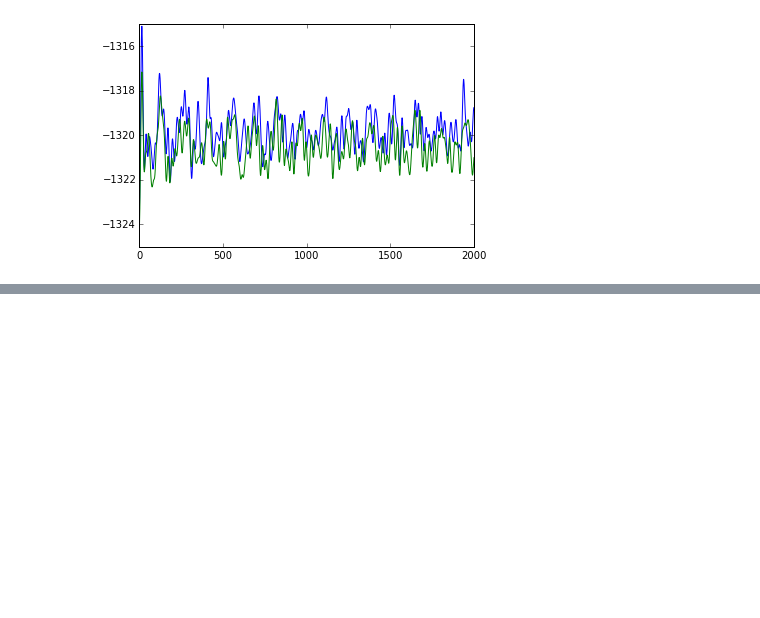
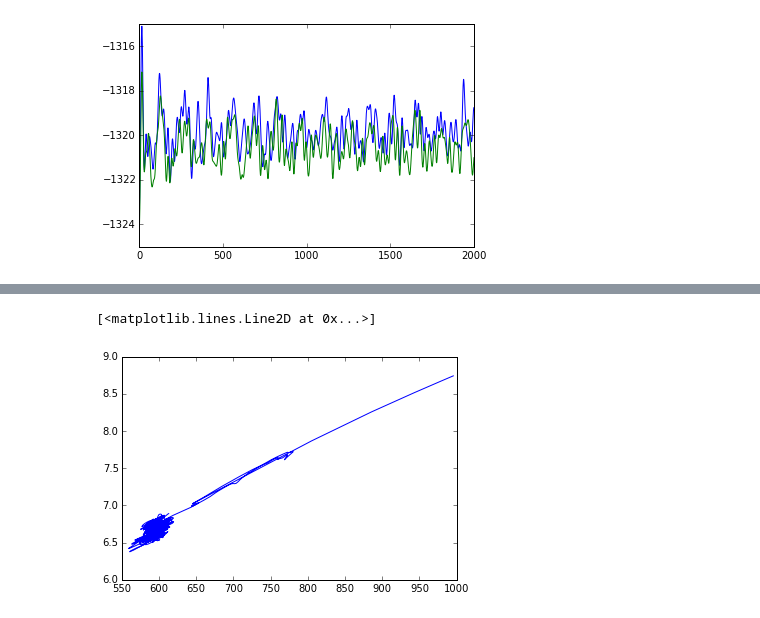
Before and after one commit to micmurawski/argon, a Jupyter notebook: Untitled0.ipynb, the cells around one changed output, grey strips where cells are left out. Saved outputs shown, nothing was run; the diff lists cells and outputs as text; code cells hidden in the pictures; blank space fills up the shorter version.

```diff
--- a/Untitled0.ipynb
+++ b/Untitled0.ipynb
@@ -42,0 +50,5 @@ data3
+# %%
+pylab.plot([float(x[1]) for x in data4],[float(x[5]) for x in data4])
+# %% [output]
+[<matplotlib.lines.Line2D at 0x...>]
+[figure, added]
```
Also changed, not shown: parts of 3 cells of this notebook, 22 other files.
